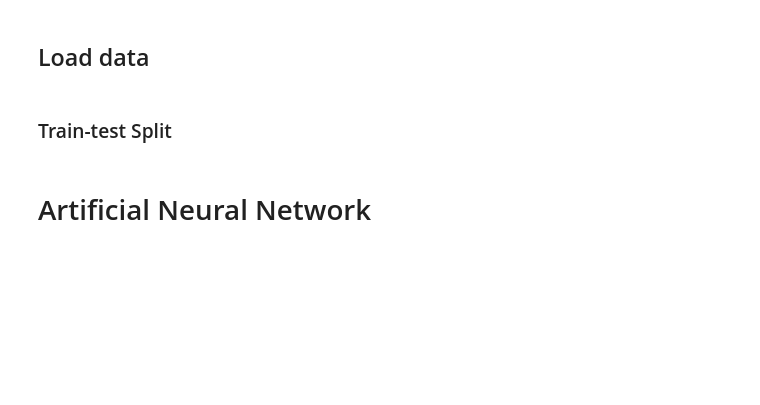
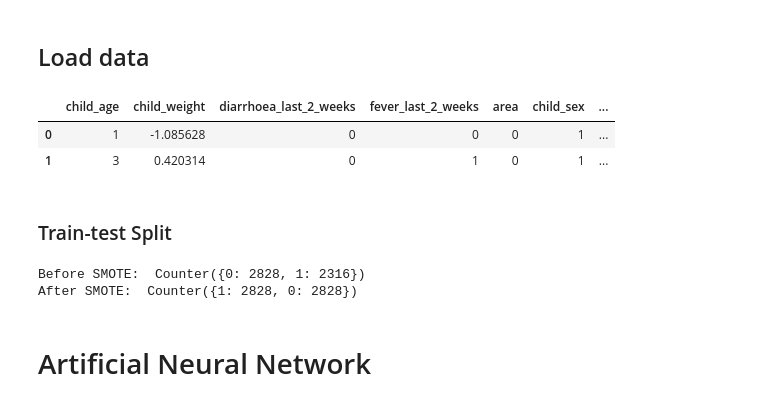
Before and after one commit to deepakbastola/malnutrition, a Jupyter notebook: models/ann.ipynb, the cells around one changed output. Saved outputs shown, nothing was run; the diff lists cells and outputs as text; code cells hidden in the pictures; blank space fills up the shorter version.

```diff
--- a/models/ann.ipynb
+++ b/models/ann.ipynb
@@ -51,8 +49,13 @@ import shap
 # %% [markdown]
 ## Load data
 # %%
-df = pd.read_csv(r"C:\Users\dbastola2022\OneDrive - Florida Atlantic University\Academics\Research\Malnutrition\MICS\malnutrition\Dataset\ch.csv") #Local
+# df = pd.read_csv(r"C:\Users\dbastola2022\OneDrive - Florida Atlantic University\Academics\Research\Malnutrition\MICS\malnutrition\Dataset\ch.csv") #Local
+df = pd.read_csv('/workspaces/malnutrition/Dataset/ch.csv')
 df.head(2)
+# %% [output]
+|  | child_age | child_weight | diarrhoea_last_2_weeks | fever_last_2_weeks | area | child_sex | ... |
+| 0 | 1 | -1.085628 | 0 | 0 | 0 | 1 | ... |
+| 1 | 3 | 0.420314 | 0 | 1 | 0 | 1 | ... |
 # %% [markdown]
 ### Train-test Split
 # %%
@@ -63,10 +66,13 @@ X_train, X_test, y_train, y_test = train_test_split(
     X, y, test_size=0.2, stratify=y, random_state=42
 )
 # %%
-# sm = SMOTE(random_state=42)
-# X_train_sm, y_train_sm = sm.fit_resample(X_train, y_train)
-# print('Before SMOTE: ', Counter(y_train))
-# print('After SMOTE: ', Counter(y_train_sm))
+sm = SMOTE(random_state=42)
+X_train_sm, y_train_sm = sm.fit_resample(X_train, y_train)
+print('Before SMOTE: ', Counter(y_train))
+print('After SMOTE: ', Counter(y_train_sm))
+# %% [output]
+Before SMOTE:  Counter({0: 2828, 1: 2316})
+After SMOTE:  Counter({1: 2828, 0: 2828})
 # %% [markdown]
 # Artificial Neural Network
 # %% [markdown]
```
Also changed, not shown: parts of 17 cells of this notebook, 17 other files.
